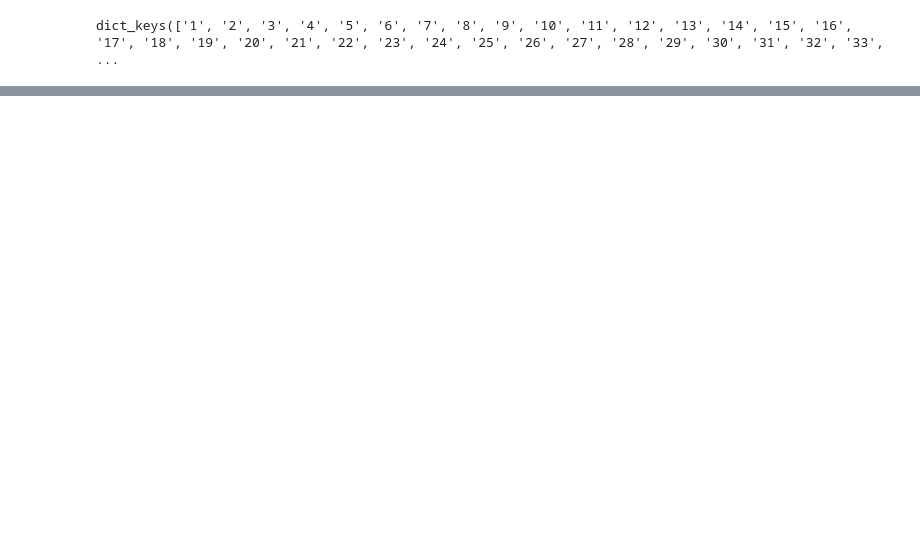
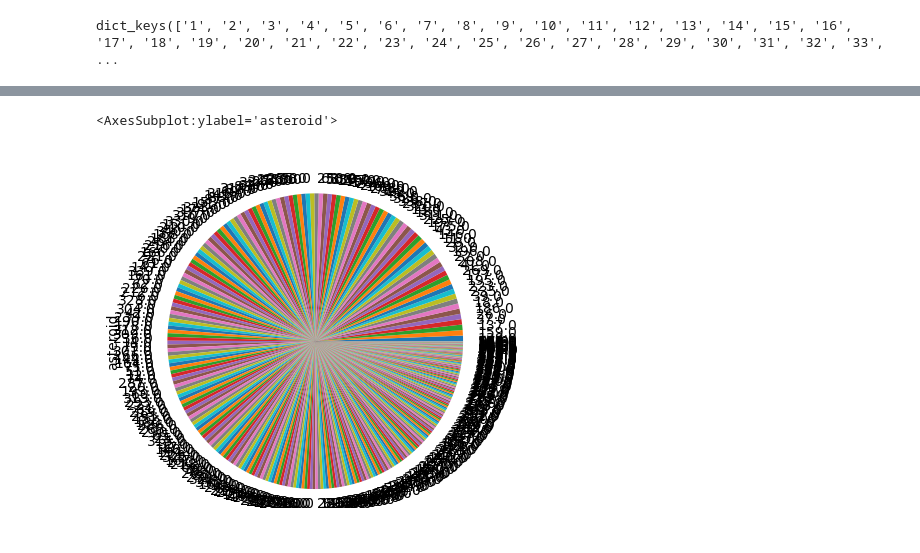
Before and after one commit to 2catycm/WaterDrop-vs-SolarSystemFleet, a Jupyter notebook: experiment/data_understanding.ipynb, the cells around one changed output, grey strips where cells are left out. Drawn from its saved outputs; the diff is of its cells as text; code cells hidden in the pictures; blank space fills up the shorter version.

```diff
--- a/experiment/data_understanding.ipynb
+++ b/experiment/data_understanding.ipynb
@@ -82,0 +81,5 @@ len(opportunities)
+# %%
+df.asteroid.value_counts().plot.pie()
+# %% [output]
+<AxesSubplot:ylabel='asteroid'>
+[figure, added]
```
Also changed, not shown: parts of 24 cells of this notebook, 31 other files.
